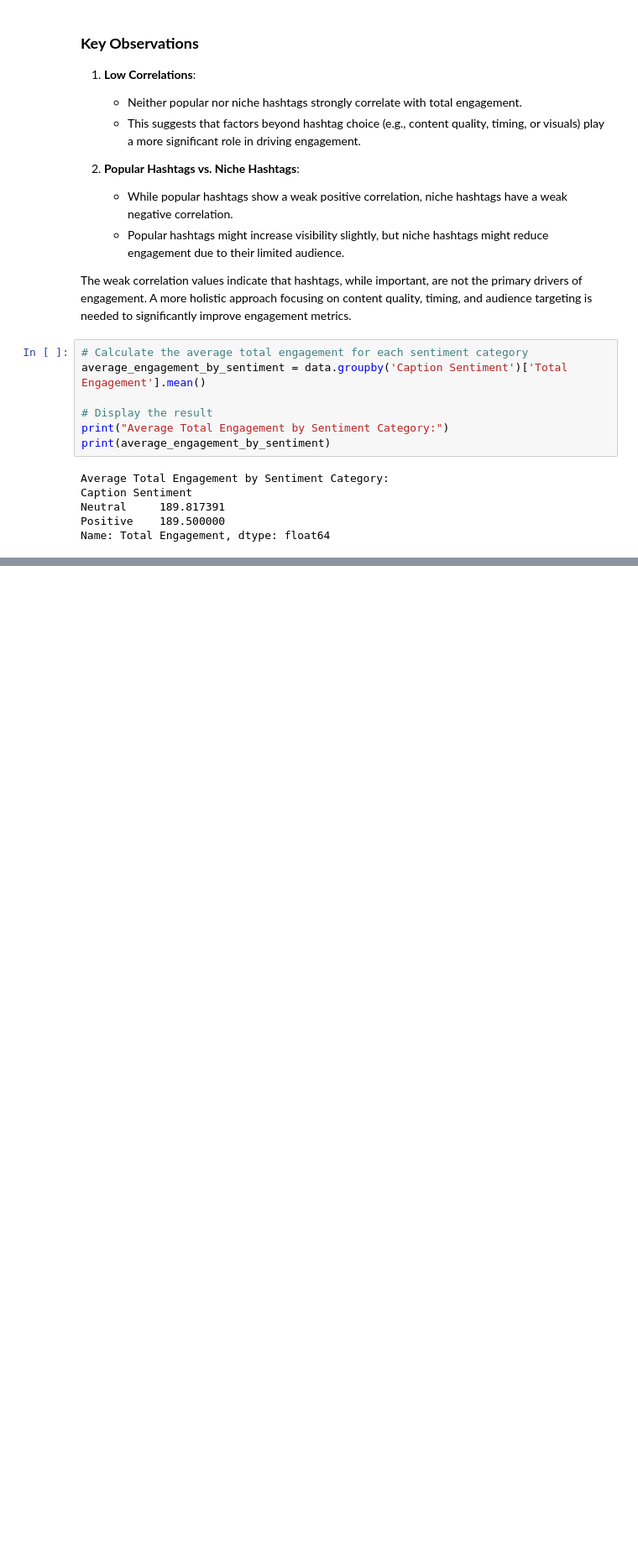
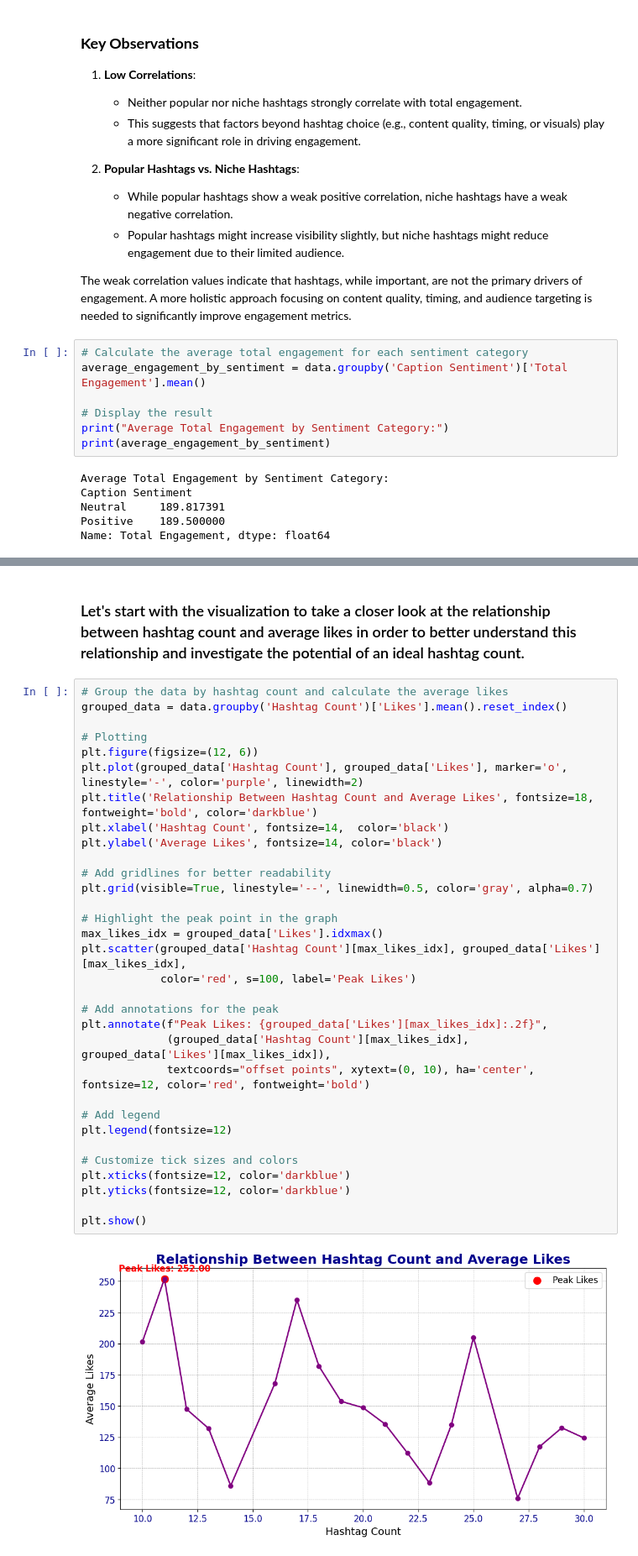
Before and after one commit to Payal2000/Crash-Course-in-Causality-Written-Section-Payal-Nagaonkar, a Jupyter notebook: Crash_Course_in_Causality.ipynb, the cells around one changed output, grey strips where cells are left out. Shown at 84% size. Saved outputs shown, nothing was run; the diff lists cells and outputs as text; blank space fills up the shorter version.

```diff
--- a/Crash_Course_in_Causality.ipynb
+++ b/Crash_Course_in_Causality.ipynb
@@ -746,0 +880,36 @@ The results show the average total engagement (sum of likes, comments, and share
+# %% [markdown]
+### Let's start with the visualization to take a closer look at the relationship between hashtag count and average likes in order to better understand this relationship and investigate the potential of an ideal hashtag count.
+# %%
+# Group the data by hashtag count and calculate the average likes
+grouped_data = data.groupby('Hashtag Count')['Likes'].mean().reset_index()
+
+# Plotting
+plt.figure(figsize=(12, 6))
+plt.plot(grouped_data['Hashtag Count'], grouped_data['Likes'], marker='o', linestyle='-', color='purple', linewidth=2)
+plt.title('Relationship Between Hashtag Count and Average Likes', fontsize=18, fontweight='bold', color='darkblue')
+plt.xlabel('Hashtag Count', fontsize=14,  color='black')
+plt.ylabel('Average Likes', fontsize=14, color='black')
+
+# Add gridlines for better readability
+plt.grid(visible=True, linestyle='--', linewidth=0.5, color='gray', alpha=0.7)
+
+# Highlight the peak point in the graph
+max_likes_idx = grouped_data['Likes'].idxmax()
+plt.scatter(grouped_data['Hashtag Count'][max_likes_idx], grouped_data['Likes'][max_likes_idx],
+            color='red', s=100, label='Peak Likes')
+
+# Add annotations for the peak
+plt.annotate(f"Peak Likes: {grouped_data['Likes'][max_likes_idx]:.2f}",
+             (grouped_data['Hashtag Count'][max_likes_idx], grouped_data['Likes'][max_likes_idx]),
+             textcoords="offset points", xytext=(0, 10), ha='center', fontsize=12, color='red', fontweight='bold')
+
+# Add legend
+plt.legend(fontsize=12)
+
+# Customize tick sizes and colors
+plt.xticks(fontsize=12, color='darkblue')
+plt.yticks(fontsize=12, color='darkblue')
+
+plt.show()
+# %% [output]
+[figure, added]
```
Also changed, not shown: parts of 20 cells of this notebook.
